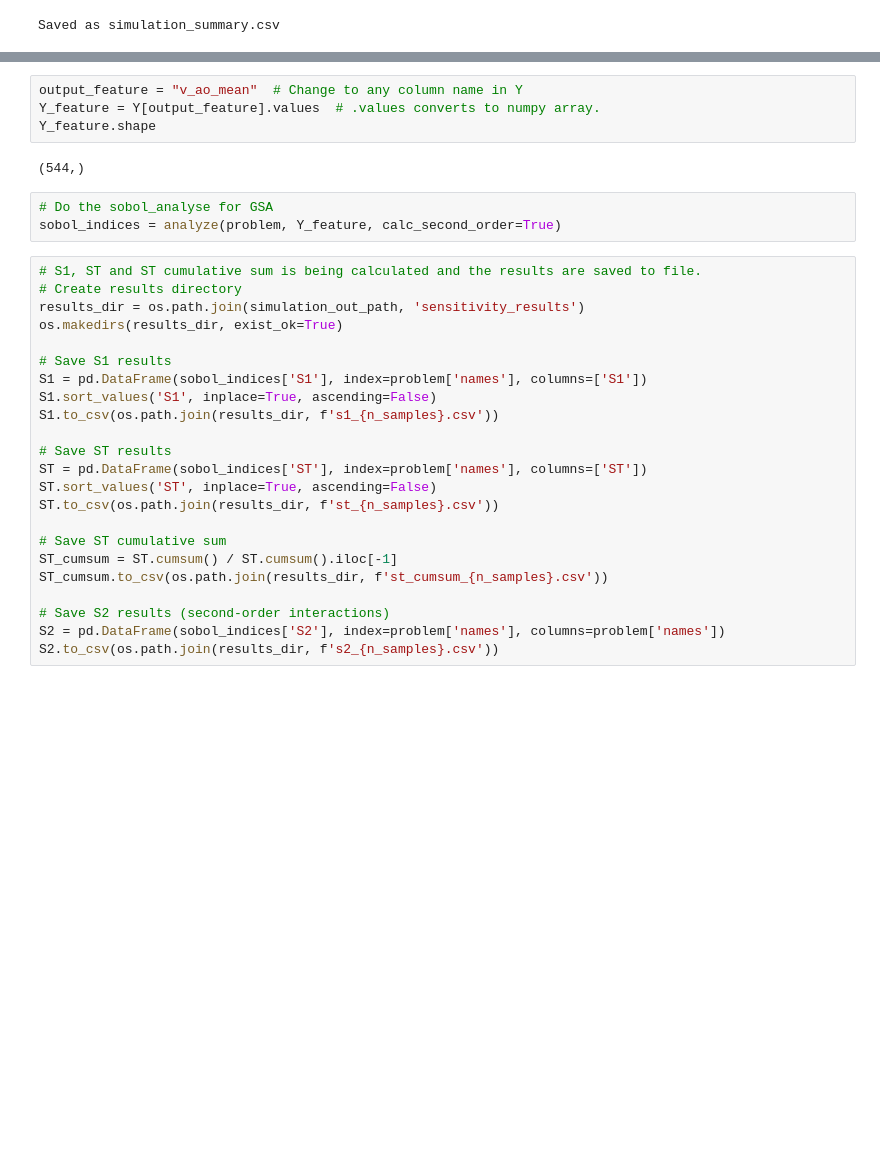
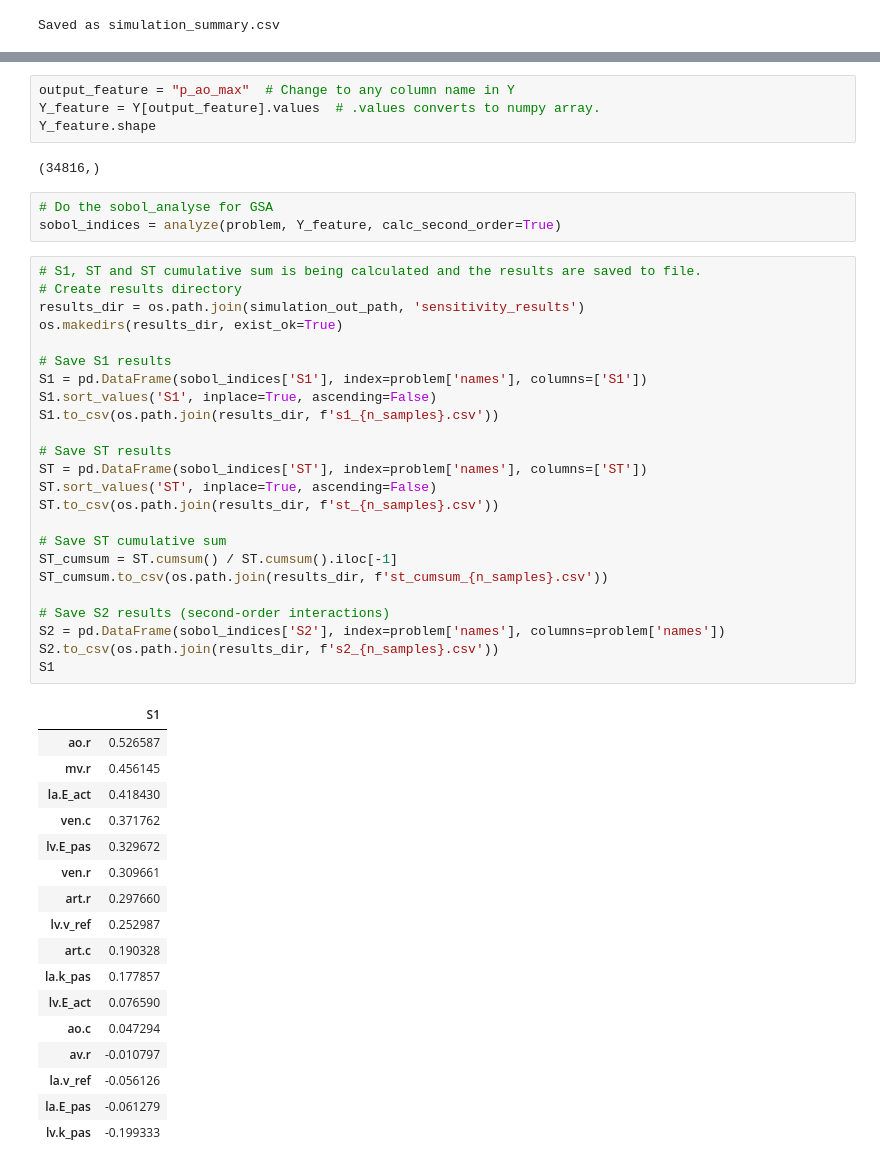
Before and after one commit to alan-turing-institute/comparative-gsa, a Jupyter notebook: notebooks/direct_pipeline.ipynb, the cells around one changed output, grey strips where cells are left out. Cells and saved outputs as stored; diff of their text form; blank space fills up the shorter version.

```diff
--- a/notebooks/direct_pipeline.ipynb
+++ b/notebooks/direct_pipeline.ipynb
@@ -255,35 +245,54 @@ Loaded simulation summary: (544, 32)
 # %%
-output_feature = "v_ao_mean"  # Change to any column name in Y
+output_feature = "p_ao_max"  # Change to any column name in Y
 Y_feature = Y[output_feature].values  # .values converts to numpy array.
 Y_feature.shape
 # %% [output]
-(544,)
+(34816,)
 # %%
 # Do the sobol_analyse for GSA
 sobol_indices = analyze(problem, Y_feature, calc_second_order=True)
 # %%
 # S1, ST and ST cumulative sum is being calculated and the results are saved to file.
 # Create results directory
 results_dir = os.path.join(simulation_out_path, 'sensitivity_results')
 os.makedirs(results_dir, exist_ok=True)
 
 # Save S1 results
 S1 = pd.DataFrame(sobol_indices['S1'], index=problem['names'], columns=['S1'])
 S1.sort_values('S1', inplace=True, ascending=False)
 S1.to_csv(os.path.join(results_dir, f's1_{n_samples}.csv'))
 
 # Save ST results
 ST = pd.DataFrame(sobol_indices['ST'], index=problem['names'], columns=['ST'])
 ST.sort_values('ST', inplace=True, ascending=False)
 ST.to_csv(os.path.join(results_dir, f'st_{n_samples}.csv'))
 
 # Save ST cumulative sum
 ST_cumsum = ST.cumsum() / ST.cumsum().iloc[-1]
 ST_cumsum.to_csv(os.path.join(results_dir, f'st_cumsum_{n_samples}.csv'))
 
 # Save S2 results (second-order interactions)
 S2 = pd.DataFrame(sobol_indices['S2'], index=problem['names'], columns=problem['names'])
 S2.to_csv(os.path.join(results_dir, f's2_{n_samples}.csv'))
+S1
+# %% [output]
+|  | S1 |
+| ao.r | 0.526587 |
+| mv.r | 0.456145 |
+| la.E_act | 0.418430 |
+| ven.c | 0.371762 |
+| lv.E_pas | 0.329672 |
+| ven.r | 0.309661 |
+| art.r | 0.297660 |
+| lv.v_ref | 0.252987 |
+| art.c | 0.190328 |
+| la.k_pas | 0.177857 |
+| lv.E_act | 0.076590 |
+| ao.c | 0.047294 |
+| av.r | -0.010797 |
+| la.v_ref | -0.056126 |
+| la.E_pas | -0.061279 |
+| lv.k_pas | -0.199333 |
 # %%
 import matplotlib.pyplot as plt
 
```
Also changed, not shown: parts of 7 cells of this notebook.
